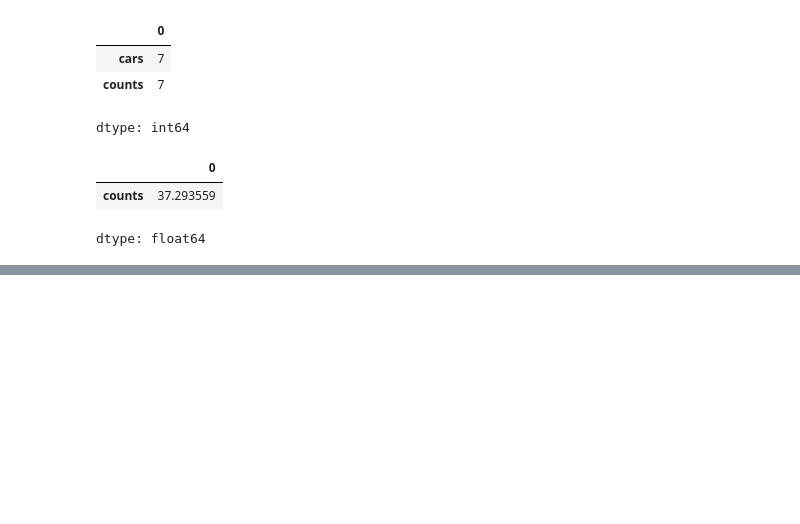
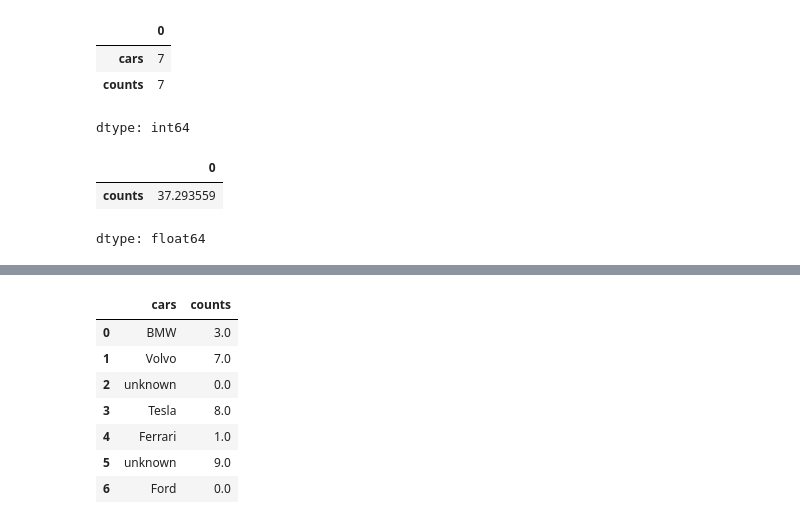
Before and after one commit to ubotirov77/ai-foundation-, a Jupyter notebook: Pandas.ipynb, the cells around one changed output, grey strips where cells are left out. Cells and saved outputs as stored; diff of their text form; code cells hidden in the pictures; blank space fills up the shorter version.

```diff
--- a/Pandas.ipynb
+++ b/Pandas.ipynb
@@ -180,3 +180,12 @@ df.std(numeric_only=True)
 |  | 0 |
 | counts | 37.293559 |
 dtype: float64
+# %%
+data_with_missing = {
+    "cars": ["BMW", "Volvo", None, "Tesla", "Ferrari", None, "Ford" ],
+    "counts": [3, 7, None, 8, 1, 9, None]
+}
+
+df_missing = pd.DataFrame(data_with_missing)
+
+print(df_missing)
@@ -182,0 +217,11 @@ dtype: float64
+# %%
+df_missing.fillna({"cars": "unknown", "counts": 0})
+# %% [output]
+|  | cars | counts |
+| 0 | BMW | 3.0 |
+| 1 | Volvo | 7.0 |
+| 2 | unknown | 0.0 |
+| 3 | Tesla | 8.0 |
+| 4 | Ferrari | 1.0 |
+| 5 | unknown | 9.0 |
+| 6 | Ford | 0.0 |
```
Also changed, not shown: parts of 5 cells of this notebook.
